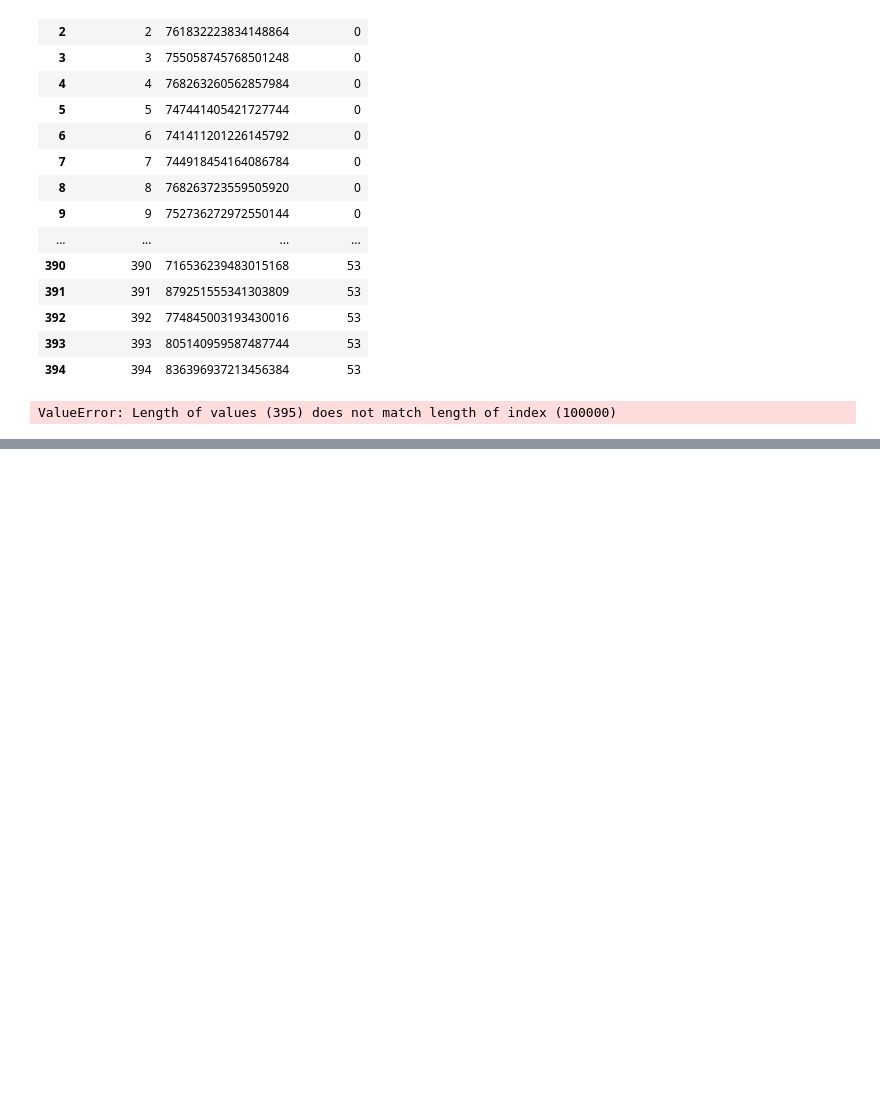
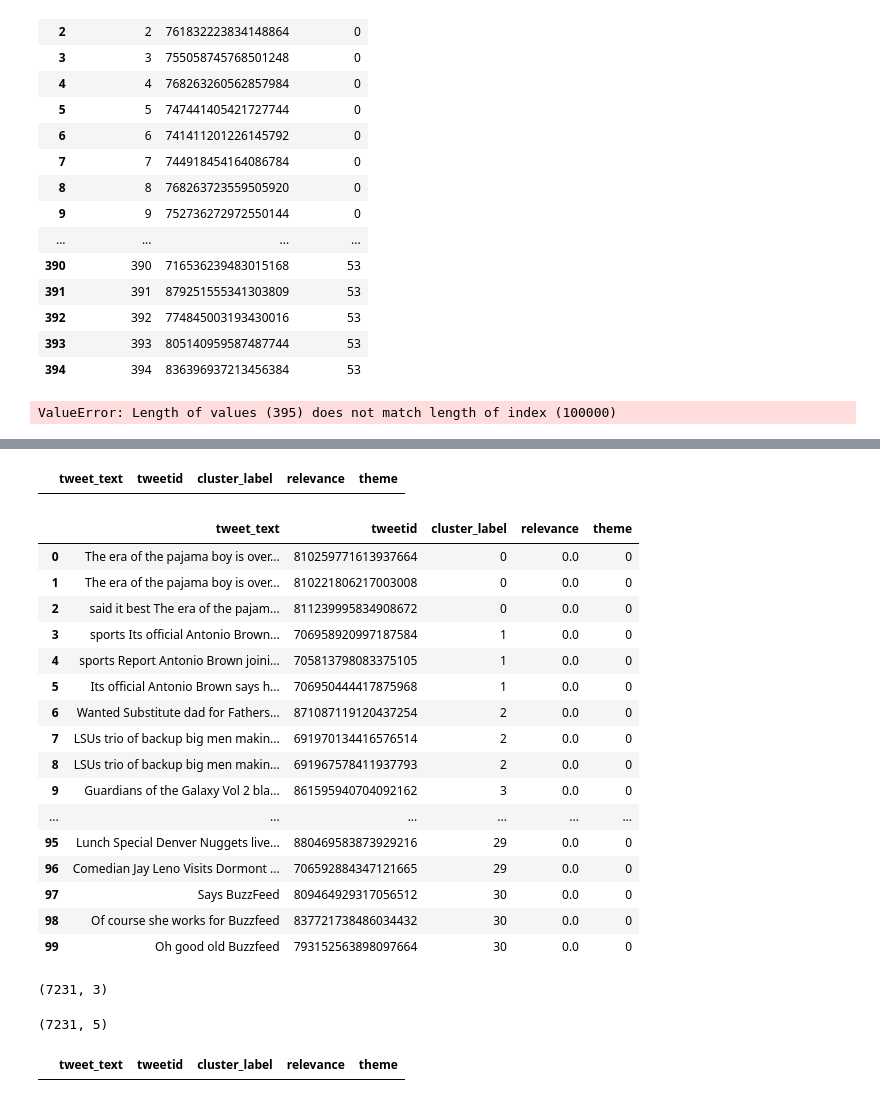
Before and after one commit to aishwaryaanegundi/state-trolls, a Jupyter notebook: poc/stsb-roberta-large/clustering/clustering.ipynb, the cells around one changed output, grey strips where cells are left out. Drawn from its saved outputs; the diff is of its cells as text; code cells hidden in the pictures; blank space fills up the shorter version.

```diff
--- a/poc/stsb-roberta-large/clustering/clustering.ipynb
+++ b/poc/stsb-roberta-large/clustering/clustering.ipynb
@@ -801,0 +1058,2 @@ selected_data.shape
+# %%
+hundred_4_df = pd.read_csv('./hdbscan_100kwise-4.v2.csv')
@@ -801,0 +1071,2 @@ selected_data.shape
+# %%
+annotated_4_df = pd.read_csv('./annotated/hdbscan_100kwise-4.v2.csv')
@@ -801,0 +1084,29 @@ selected_data.shape
+# %%
+intermediate_df = annotated_4_df[annotated_4_df['relevance']==1]
+intermediate_df[intermediate_df['theme'] == 0]
+# %% [output]
+|  | tweet_text | tweetid | cluster_label | relevance | theme |
+# %%
+hundred_4_df['relevance'] = annotated_4_df['relevance'].to_list()
+# %%
+hundred_4_df['theme'] = annotated_4_df['theme'].to_list()
+# %%
+hundred_4_df.head(100)
+# %% [output]
+|  | tweet_text | tweetid | cluster_label | relevance | theme |
+| 0 | The era of the pajama boy is over... | 810259771613937664 | 0 | 0.0 | 0 |
+| 1 | The era of the pajama boy is over... | 810221806217003008 | 0 | 0.0 | 0 |
+| 2 | said it best The era of the pajam... | 811239995834908672 | 0 | 0.0 | 0 |
+| 3 | sports Its official Antonio Brown... | 706958920997187584 | 1 | 0.0 | 0 |
+| 4 | sports Report Antonio Brown joini... | 705813798083375105 | 1 | 0.0 | 0 |
+| 5 | Its official Antonio Brown says h... | 706950444417875968 | 1 | 0.0 | 0 |
+| 6 | Wanted Substitute dad for Fathers... | 871087119120437254 | 2 | 0.0 | 0 |
+| 7 | LSUs trio of backup big men makin... | 691970134416576514 | 2 | 0.0 | 0 |
+| 8 | LSUs trio of backup big men makin... | 691967578411937793 | 2 | 0.0 | 0 |
+| 9 | Guardians of the Galaxy Vol 2 bla... | 861595940704092162 | 3 | 0.0 | 0 |
+| ... | ... | ... | ... | ... | ... |
+| 95 | Lunch Special Denver Nuggets live... | 880469583873929216 | 29 | 0.0 | 0 |
+| 96 | Comedian Jay Leno Visits Dormont ... | 706592884347121665 | 29 | 0.0 | 0 |
+| 97 | Says BuzzFeed | 809464929317056512 | 30 | 0.0 | 0 |
+| 98 | Of course she works for Buzzfeed | 837721738486034432 | 30 | 0.0 | 0 |
+| 99 | Oh good old Buzzfeed | 793152563898097664 | 30 | 0.0 | 0 |
@@ -801,0 +1118,13 @@ selected_data.shape
+# %%
+hundred_5_df.shape
+# %% [output]
+(7231, 3)
+# %%
+annotated_5_df.shape
+# %% [output]
+(7231, 5)
+# %%
+intermediate_df = annotated_5_df[annotated_5_df['relevance']==1]
+intermediate_df[intermediate_df['theme'] == 0]
+# %% [output]
+|  | tweet_text | tweetid | cluster_label | relevance | theme |
```
Also changed, not shown: parts of 106 cells of this notebook, 3 other files.
